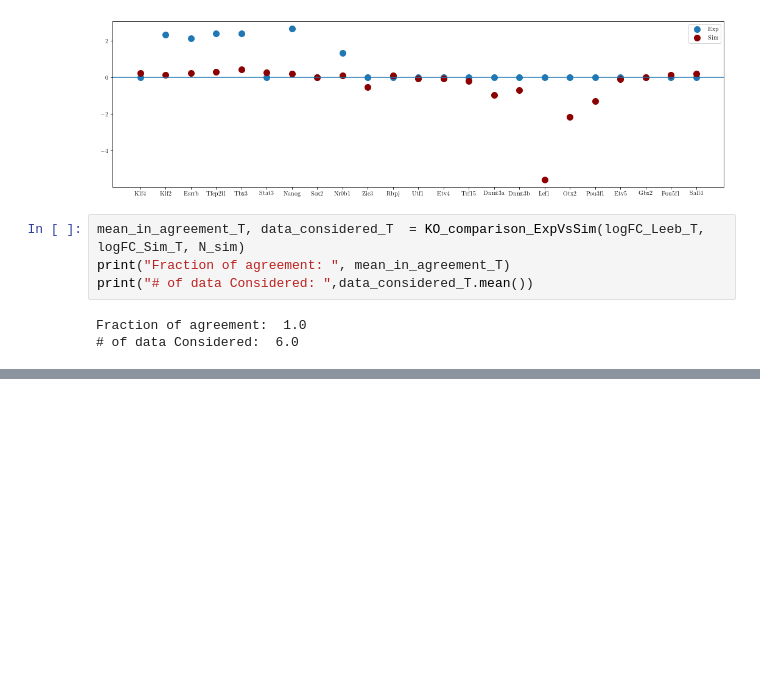
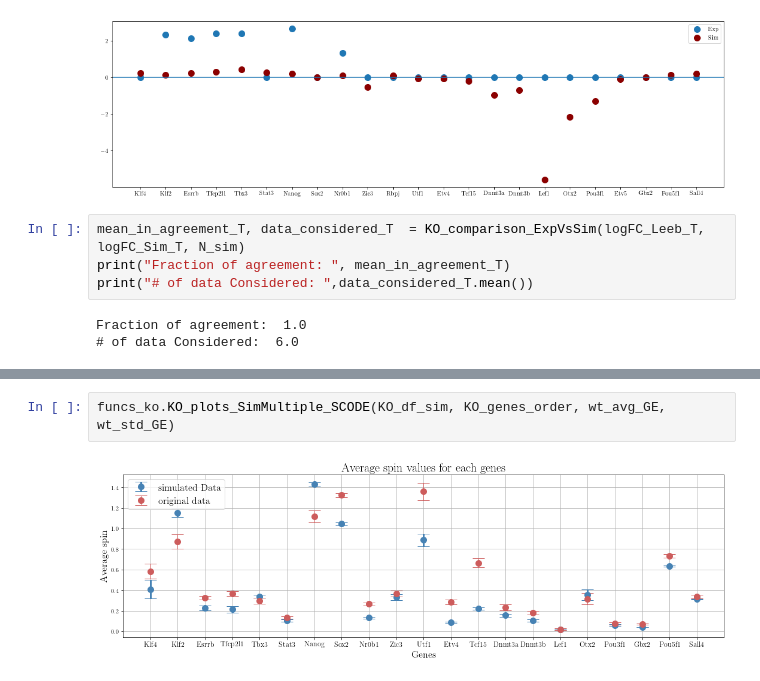
Before and after one commit to CleliaCorridori/GRN_Inference_CODE, a Jupyter notebook: 0_SCODE_MB-LogNorm_23_03_02.ipynb, the cells around one changed output, grey strips where cells are left out. Saved outputs shown, nothing was run; the diff lists cells and outputs as text; blank space fills up the shorter version.

```diff
--- a/0_SCODE_MB-LogNorm_23_03_02.ipynb
+++ b/0_SCODE_MB-LogNorm_23_03_02.ipynb
@@ -851,0 +929,4 @@ Fraction of agreement:  1.0
+# %%
+funcs_ko.KO_plots_SimMultiple_SCODE(KO_df_sim, KO_genes_order, wt_avg_GE, wt_std_GE)
+# %% [output]
+[figure, added]
```
Also changed, not shown: parts of 10 cells of this notebook, 4 other files.
